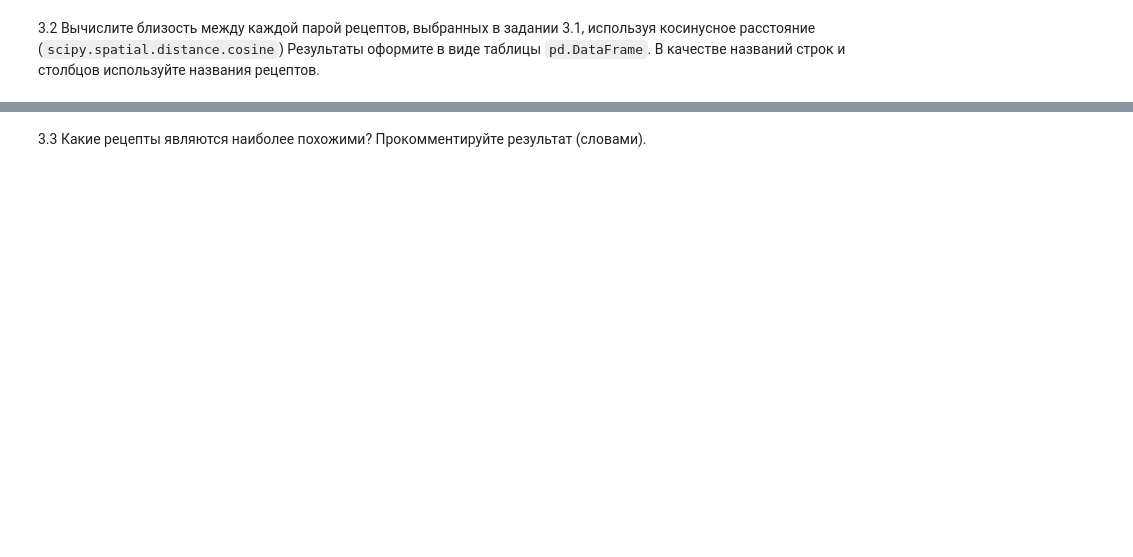
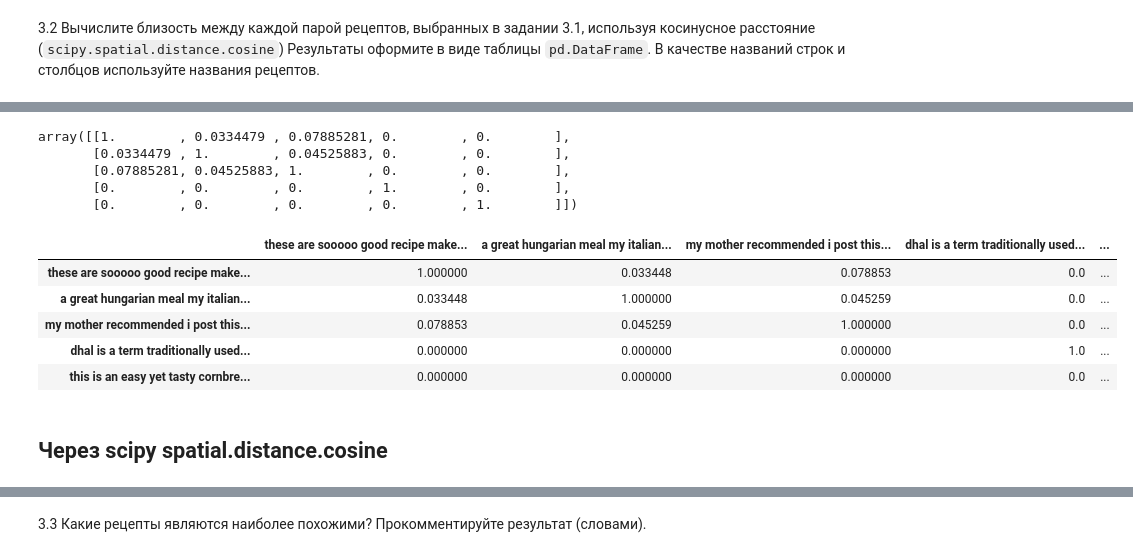
Before and after one commit to GeorgiyDemo/FA, a Jupyter notebook: Course III/TOBD/09_string_2/09_string_2_Деменчук_Георгий.ipynb, the cells around one changed output, grey strips where cells are left out. Cells and saved outputs as stored; diff of their text form; code cells hidden in the pictures; blank space fills up the shorter version.

```diff
--- a/Course III/TOBD/09_string_2/09_string_2_Деменчук_Георгий.ipynb
+++ b/Course III/TOBD/09_string_2/09_string_2_Деменчук_Георгий.ipynb
@@ -226,0 +500,23 @@ NotebookApp.rate_limit_window=3.0 (secs)
+# %%
+final1 = (transform2 * transform2.T).toarray()
+final1
+# %% [output]
+array([[1.        , 0.0334479 , 0.07885281, 0.        , 0.        ],
+       [0.0334479 , 1.        , 0.04525883, 0.        , 0.        ],
+       [0.07885281, 0.04525883, 1.        , 0.        , 0.        ],
+       [0.        , 0.        , 0.        , 1.        , 0.        ],
+       [0.        , 0.        , 0.        , 0.        , 1.        ]])
+# %%
+df_final1 = pd.DataFrame(final1)
+df_final1.columns = data["preprocessed_descriptions"].to_list()
+df_final1.index = data["preprocessed_descriptions"].to_list()
+df_final1
+# %% [output]
+|  | these are sooooo good recipe make... | a great hungarian meal my italian... | my mother recommended i post this... | dhal is a term traditionally used... | ... |
+| these are sooooo good recipe make... | 1.000000 | 0.033448 | 0.078853 | 0.0 | ... |
+| a great hungarian meal my italian... | 0.033448 | 1.000000 | 0.045259 | 0.0 | ... |
+| my mother recommended i post this... | 0.078853 | 0.045259 | 1.000000 | 0.0 | ... |
+| dhal is a term traditionally used... | 0.000000 | 0.000000 | 0.000000 | 1.0 | ... |
+| this is an easy yet tasty cornbre... | 0.000000 | 0.000000 | 0.000000 | 0.0 | ... |
+# %% [markdown]
+## Через scipy spatial.distance.cosine
```
Also changed, not shown: parts of 37 cells of this notebook, 3 other files.
